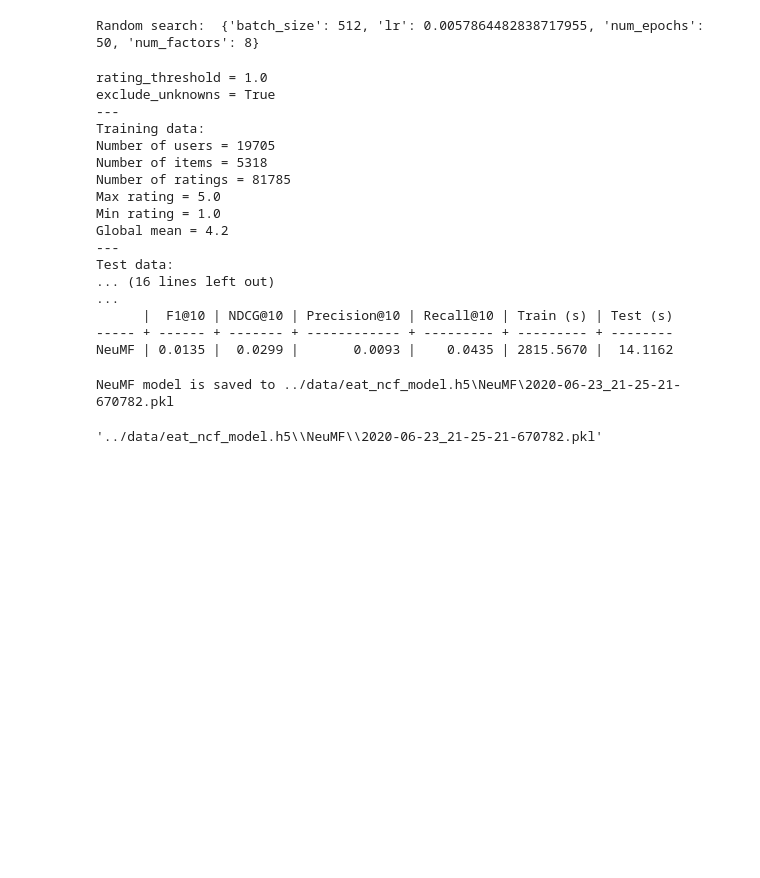
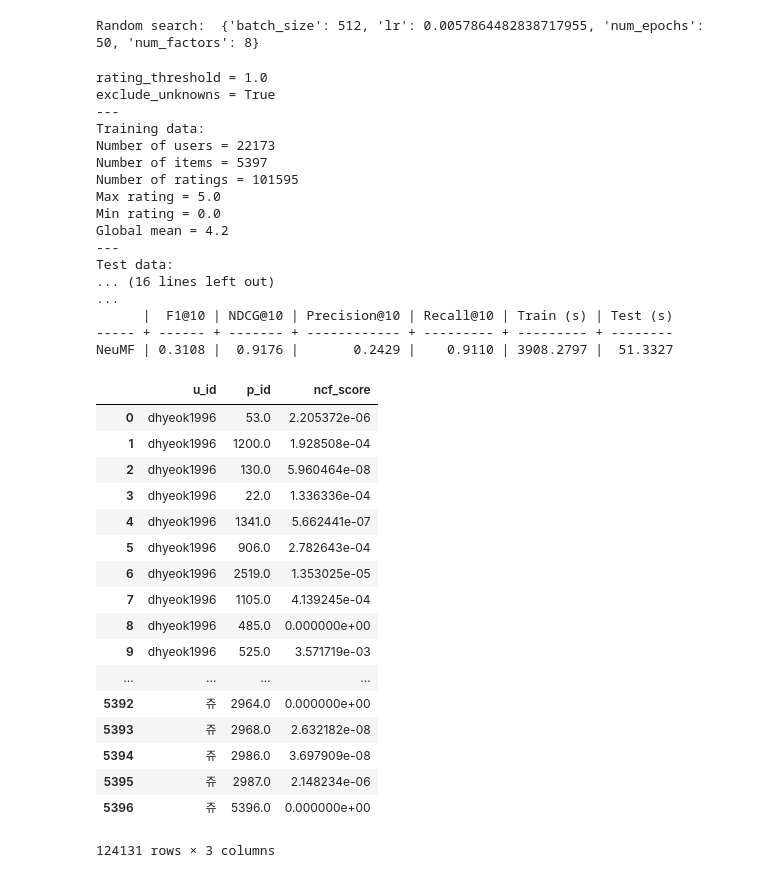
Before and after one commit to DAC-KHUPID/seoul-date-course-recommendation, a Jupyter notebook: source/Eat/code/5. Eat_NCF.ipynb, the cells around one changed output. Cells and saved outputs as stored; diff of their text form; code cells hidden in the pictures; blank space fills up the shorter version.

```diff
--- a/source/Eat/code/5. Eat_NCF.ipynb
+++ b/source/Eat/code/5. Eat_NCF.ipynb
@@ -132,9 +134,8 @@ Random search:  {'batch_size': 512, 'lr': 0.0057864482838717955, 'num_epochs': 5
 # %%
 ratio_split = RatioSplit(
     data=data,
-    test_size=0.2,
+    test_size=0,
     rating_threshold=1.0,
-    seed=123,
     verbose=True,
 )
 
@@ -161,11 +162,11 @@ rating_threshold = 1.0
 exclude_unknowns = True
 ---
 Training data:
-Number of users = 19705
-Number of items = 5318
-Number of ratings = 81785
+Number of users = 22173
+Number of items = 5397
+Number of ratings = 101595
 Max rating = 5.0
-Min rating = 1.0
+Min rating = 0.0
 Global mean = 4.2
 ---
 Test data:
@@ -173,9 +174,38 @@ Test data:
 ...
       |  F1@10 | NDCG@10 | Precision@10 | Recall@10 | Train (s) | Test (s)
 ----- + ------ + ------- + ------------ + --------- + --------- + --------
-NeuMF | 0.0135 |  0.0299 |       0.0093 |    0.0435 | 2815.5670 |  14.1162
+NeuMF | 0.3108 |  0.9176 |       0.2429 |    0.9110 | 3908.2797 |  51.3327
-# %%
-neumf.save('../data/eat_ncf_model.h5')
-# %% [output]
-NeuMF model is saved to ../data/eat_ncf_model.h5\NeuMF\2020-06-23_21-25-21-670782.pkl
-'../data/eat_ncf_model.h5\\NeuMF\\2020-06-23_21-25-21-670782.pkl'
+# %%
+pred_user = pd.read_csv('../../common/data/survey_result.csv')
+pred_user = set(pred_user['u_id'])
+# %%
+all_prediction = pd.DataFrame(columns=['u_id','p_id','ncf_score'])
+
+for u_idx, u_id in tqdm(enumerate(data_df['userID'].unique())):
+    if u_id in pred_user:
+        tmp = pd.DataFrame(neumf.rank(u_idx)).T
+        tmp['u_id'] = u_id
+        tmp = pd.DataFrame(tmp,columns=['u_id',0,1])
+        tmp.rename(columns={0:'p_id',1:'ncf_score'}, inplace=True)
+        all_prediction = all_prediction.append(tmp)
+# %%
+all_prediction
+# %% [output]
+|  | u_id | p_id | ncf_score |
+| 0 | dhyeok1996 | 53.0 | 2.205372e-06 |
+| 1 | dhyeok1996 | 1200.0 | 1.928508e-04 |
+| 2 | dhyeok1996 | 130.0 | 5.960464e-08 |
+| 3 | dhyeok1996 | 22.0 | 1.336336e-04 |
+| 4 | dhyeok1996 | 1341.0 | 5.662441e-07 |
+| 5 | dhyeok1996 | 906.0 | 2.782643e-04 |
+| 6 | dhyeok1996 | 2519.0 | 1.353025e-05 |
+| 7 | dhyeok1996 | 1105.0 | 4.139245e-04 |
+| 8 | dhyeok1996 | 485.0 | 0.000000e+00 |
+| 9 | dhyeok1996 | 525.0 | 3.571719e-03 |
+| ... | ... | ... | ... |
+| 5392 | 쥬 | 2964.0 | 0.000000e+00 |
+| 5393 | 쥬 | 2968.0 | 2.632182e-08 |
+| 5394 | 쥬 | 2986.0 | 3.697909e-08 |
+| 5395 | 쥬 | 2987.0 | 2.148234e-06 |
+| 5396 | 쥬 | 5396.0 | 0.000000e+00 |
+124131 rows × 3 columns
```
Also changed, not shown: parts of 4 cells of this notebook.
